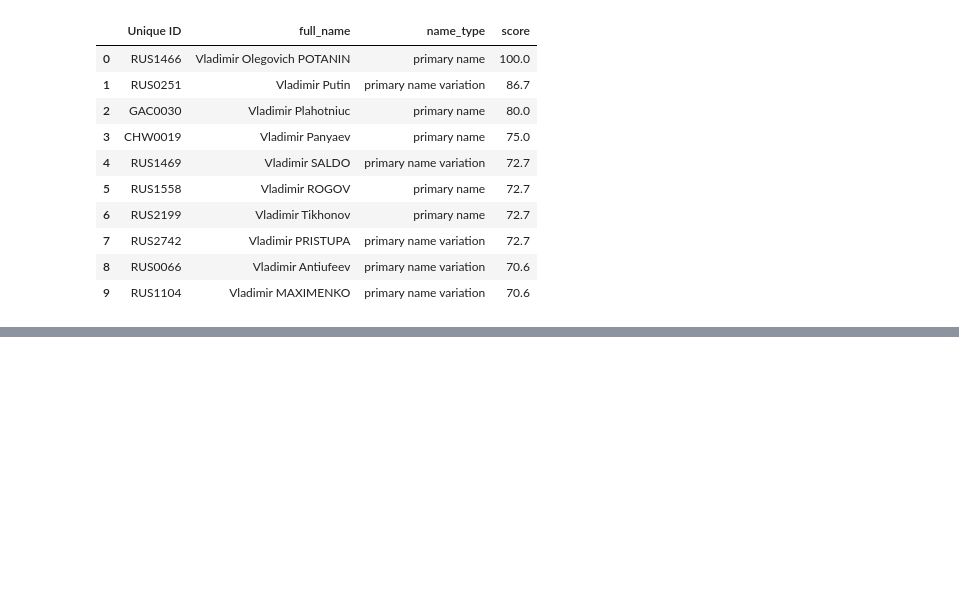
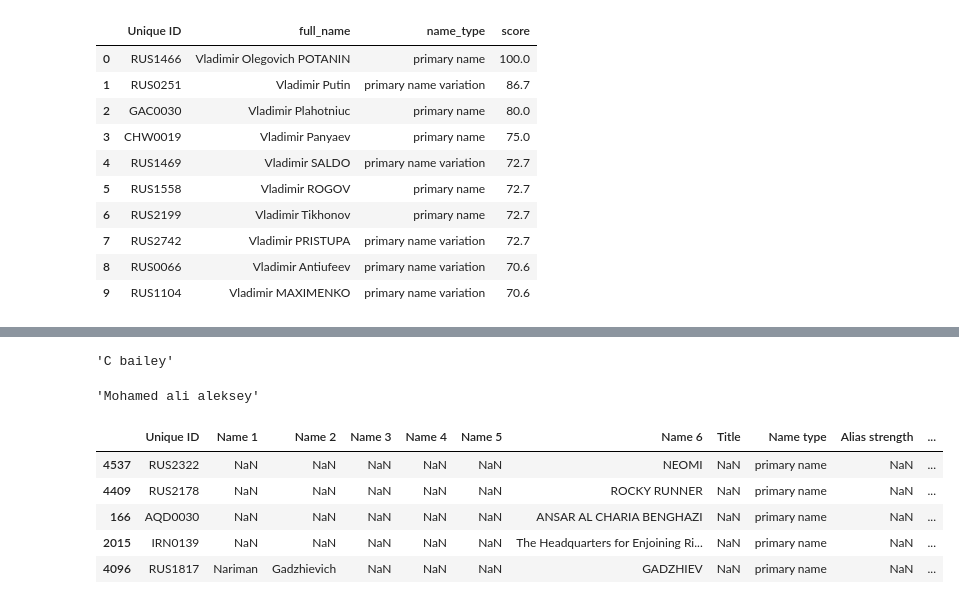
Before and after one commit to conorbailey90/Sentra, a Jupyter notebook: notebooks/explore_fcdo.ipynb, the cells around one changed output, grey strips where cells are left out. Saved outputs shown, nothing was run; the diff lists cells and outputs as text; code cells hidden in the pictures; blank space fills up the shorter version.

Commit message:
Name mutation functions added and test results added.

```diff
--- a/notebooks/explore_fcdo.ipynb
+++ b/notebooks/explore_fcdo.ipynb
@@ -227,0 +231,13 @@ screen('Vladimir Potanin', scorer=fuzz.token_set_ratio)
+# %%
+'''
+Stage 1: Sample the source names
+
+Use only primary names, so each test case starts from the official version of a name. Then take a reproducible random sample:
+'''
+primary = searchable[searchable['Name type'] == 'primary name']
+
+# Join on designation type so you can sample individuals and entities separately
+primary = primary.merge(entries[['Unique ID', 'Designation Type']], on='Unique ID')
+
+source_names = primary.groupby('Designation Type').sample(n=100, random_state=42)
+source_names['Designation Type'].value_counts()
@@ -227,0 +397,4 @@ screen('Vladimir Potanin', scorer=fuzz.token_set_ratio)
+# %%
+initial('Conr bailey')
+# %% [output]
+'C bailey'
@@ -227,0 +469,4 @@ screen('Vladimir Potanin', scorer=fuzz.token_set_ratio)
+# %%
+spelling_variant('Mohamed ali alexei')
+# %% [output]
+'Mohamed ali aleksey'
@@ -227,0 +536,9 @@ screen('Vladimir Potanin', scorer=fuzz.token_set_ratio)
+# %%
+source_names.sample(5)
+# %% [output]
+|  | Unique ID | Name 1 | Name 2 | Name 3 | Name 4 | Name 5 | Name 6 | Title | Name type | Alias strength | ... |
+| 4537 | RUS2322 | NaN | NaN | NaN | NaN | NaN | NEOMI | NaN | primary name | NaN | ... |
+| 4409 | RUS2178 | NaN | NaN | NaN | NaN | NaN | ROCKY RUNNER | NaN | primary name | NaN | ... |
+| 166 | AQD0030 | NaN | NaN | NaN | NaN | NaN | ANSAR AL CHARIA BENGHAZI | NaN | primary name | NaN | ... |
+| 2015 | IRN0139 | NaN | NaN | NaN | NaN | NaN | The Headquarters for Enjoining Ri... | NaN | primary name | NaN | ... |
+| 4096 | RUS1817 | Nariman | Gadzhievich | NaN | NaN | NaN | GADZHIEV | NaN | primary name | NaN | ... |
```
Also changed, not shown: parts of 23 cells of this notebook.
